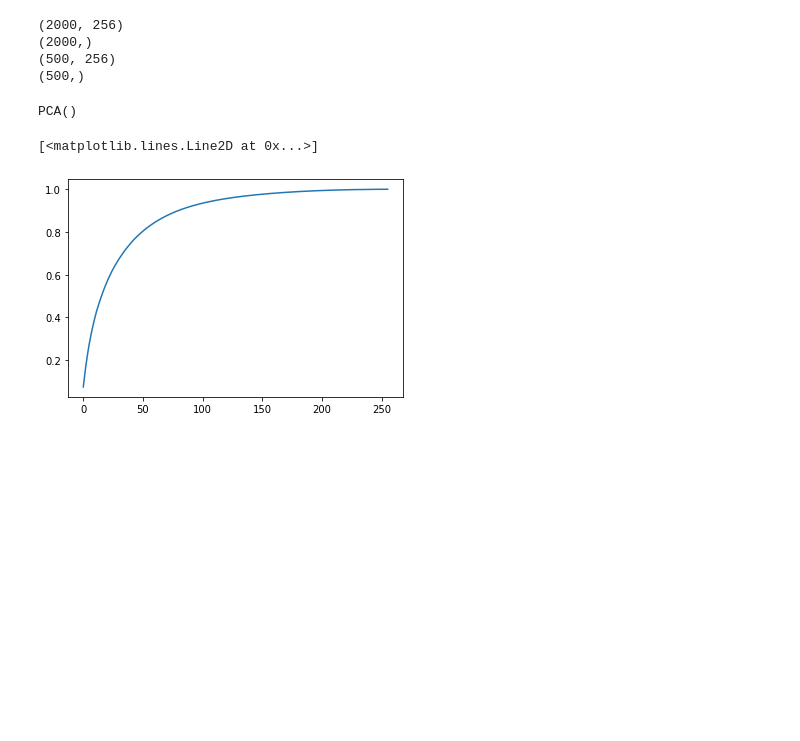
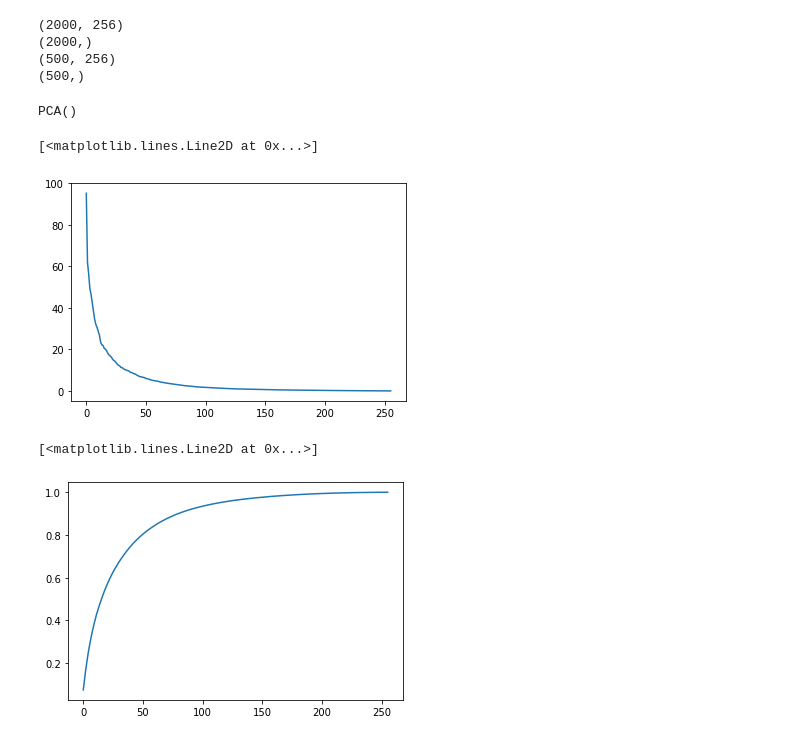
Before and after one commit to NSC508/AMATH-482, a Jupyter notebook: Homework Assignments/Homework 2/HW2.ipynb, the cells around one changed output. Cells and saved outputs as stored; diff of their text form; code cells hidden in the pictures; blank space fills up the shorter version.

```diff
--- a/Homework Assignments/Homework 2/HW2.ipynb
+++ b/Homework Assignments/Homework 2/HW2.ipynb
@@ -26,6 +29,6 @@ from sklearn import decomposition
 # %%
-path_to_train = '/home/sathvikc/AMATH-482/Homework Assignments/Homework 2/MNIST_training_set.npy'
-path_to_test = '/home/sathvikc/AMATH-482/Homework Assignments/Homework 2/MNIST_test_set.npy'
+path_to_train = './MNIST_training_set.npy'
+path_to_test = './MNIST_test_set.npy'
 
 d_train = np.load(path_to_train, allow_pickle=True)
 d_test = np.load(path_to_test, allow_pickle=True)
@@ -50,6 +53,12 @@ pca = decomposition.PCA()
 pca.fit(X_train)
 # %% [output]
 PCA()
+# %%
+fig, ax = plt.subplots()
+ax.plot(pca.singular_values_)
+# %% [output]
+[<matplotlib.lines.Line2D at 0x...>]
+[figure, added]
 # %%
 fig, ax = plt.subplots()
 ax.plot(np.cumsum(pca.singular_values_) / np.cumsum(pca.singular_values_)[-1])
```
Also changed, not shown: parts of 11 cells of this notebook.
